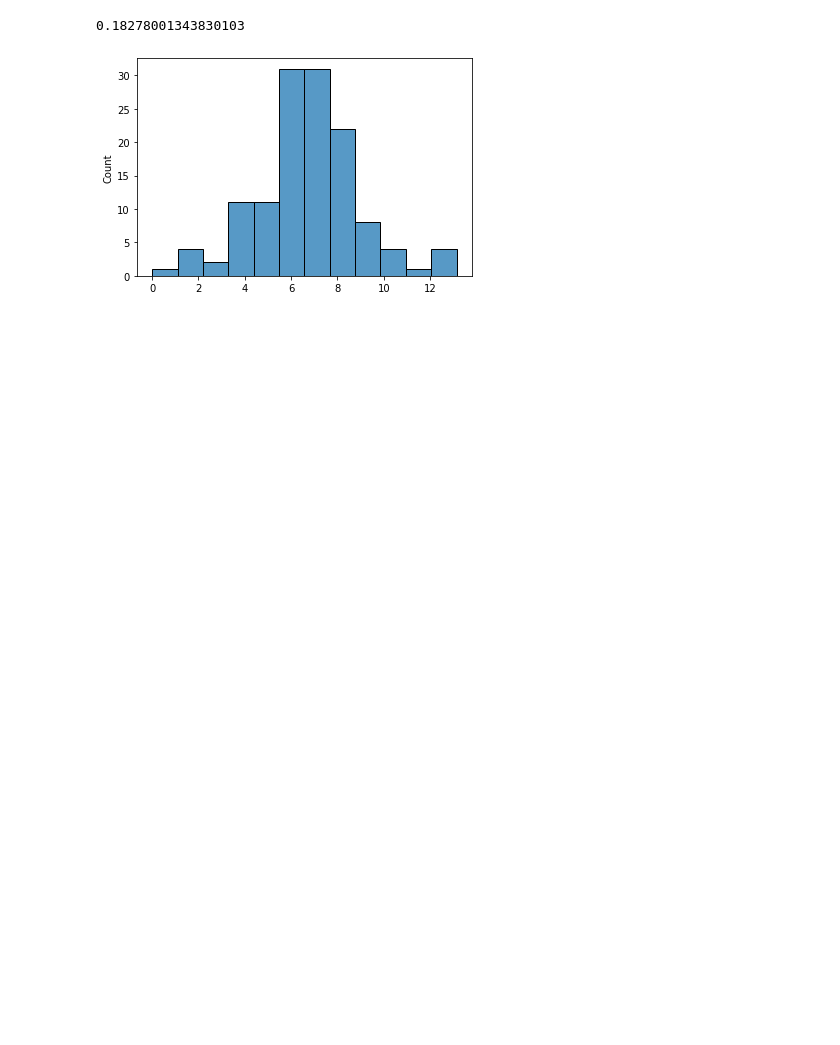
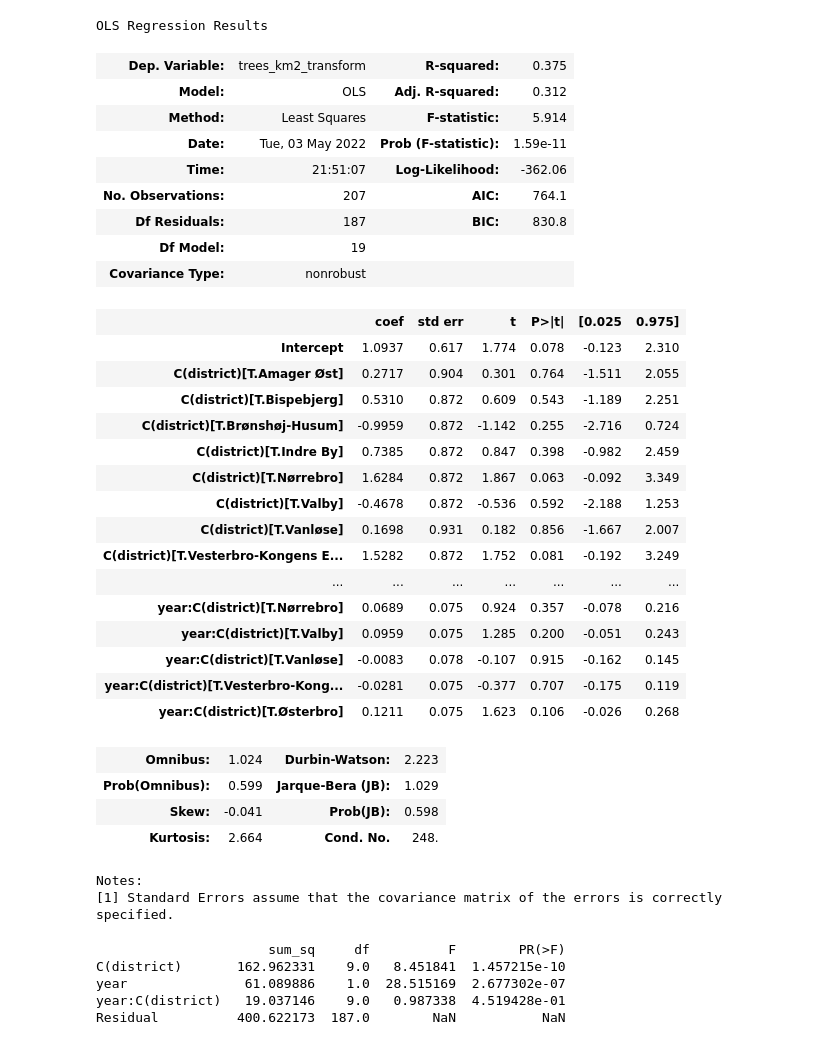
Before and after one commit to Ljoerring/Social-Data-Project, a Jupyter notebook: Model.ipynb, the cells around one changed output. Drawn from its saved outputs; the diff is of its cells as text; code cells hidden in the pictures; blank space fills up the shorter version.

```diff
--- a/Model.ipynb
+++ b/Model.ipynb
@@ -101,8 +103,48 @@ number of bins:  12
-# %%
-y_fitted, lambda_fitted = stats.boxcox(y)
-print(lambda_fitted)
-sns.histplot(y_fitted, bins = nbins)
-plt.show()
-# %% [output]
-0.18278001343830103
-[figure, removed]
+# %%
+# Model: trees km2 transformed ~ district + year + district:year
+df['trees_km2_transform'] = y_transform
+lm1 = smf.ols(formula='trees_km2_transform ~ C(district) + year + year:C(district)', data = df)
+lm_fit1 = lm1.fit()
+lm_fit1.summary()
+# %% [output]
+OLS Regression Results
+| Dep. Variable: | trees_km2_transform | R-squared: | 0.375 |
+| Model: | OLS | Adj. R-squared: | 0.312 |
+| Method: | Least Squares | F-statistic: | 5.914 |
+| Date: | Tue, 03 May 2022 | Prob (F-statistic): | 1.59e-11 |
+| Time: | 21:51:07 | Log-Likelihood: | -362.06 |
+| No. Observations: | 207 | AIC: | 764.1 |
+| Df Residuals: | 187 | BIC: | 830.8 |
+| Df Model: | 19 |  |  |
+| Covariance Type: | nonrobust |  |  |
+|  | coef | std err | t | P>|t| | [0.025 | 0.975] |
+| Intercept | 1.0937 | 0.617 | 1.774 | 0.078 | -0.123 | 2.310 |
+| C(district)[T.Amager Øst] | 0.2717 | 0.904 | 0.301 | 0.764 | -1.511 | 2.055 |
+| C(district)[T.Bispebjerg] | 0.5310 | 0.872 | 0.609 | 0.543 | -1.189 | 2.251 |
+| C(district)[T.Brønshøj-Husum] | -0.9959 | 0.872 | -1.142 | 0.255 | -2.716 | 0.724 |
+| C(district)[T.Indre By] | 0.7385 | 0.872 | 0.847 | 0.398 | -0.982 | 2.459 |
+| C(district)[T.Nørrebro] | 1.6284 | 0.872 | 1.867 | 0.063 | -0.092 | 3.349 |
+| C(district)[T.Valby] | -0.4678 | 0.872 | -0.536 | 0.592 | -2.188 | 1.253 |
+| C(district)[T.Vanløse] | 0.1698 | 0.931 | 0.182 | 0.856 | -1.667 | 2.007 |
+| C(district)[T.Vesterbro-Kongens E... | 1.5282 | 0.872 | 1.752 | 0.081 | -0.192 | 3.249 |
+| ... | ... | ... | ... | ... | ... | ... |
+| year:C(district)[T.Nørrebro] | 0.0689 | 0.075 | 0.924 | 0.357 | -0.078 | 0.216 |
+| year:C(district)[T.Valby] | 0.0959 | 0.075 | 1.285 | 0.200 | -0.051 | 0.243 |
+| year:C(district)[T.Vanløse] | -0.0083 | 0.078 | -0.107 | 0.915 | -0.162 | 0.145 |
+| year:C(district)[T.Vesterbro-Kong... | -0.0281 | 0.075 | -0.377 | 0.707 | -0.175 | 0.119 |
+| year:C(district)[T.Østerbro] | 0.1211 | 0.075 | 1.623 | 0.106 | -0.026 | 0.268 |
+| Omnibus: | 1.024 | Durbin-Watson: | 2.223 |
+| Prob(Omnibus): | 0.599 | Jarque-Bera (JB): | 1.029 |
+| Skew: | -0.041 | Prob(JB): | 0.598 |
+| Kurtosis: | 2.664 | Cond. No. | 248. |
+Notes:
+[1] Standard Errors assume that the covariance matrix of the errors is correctly specified.
+# %%
+lm_anova = sm.stats.anova_lm(lm_fit1, typ=2) # Type 2 partitioning of variance
+print(lm_anova) # the interaction is not significant
+# %% [output]
+                      sum_sq     df          F        PR(>F)
+C(district)       162.962331    9.0   8.451841  1.457215e-10
+year               61.089886    1.0  28.515169  2.677302e-07
+year:C(district)   19.037146    9.0   0.987338  4.519428e-01
+Residual          400.622173  187.0        NaN           NaN
```
Also changed, not shown: parts of 15 cells of this notebook.
